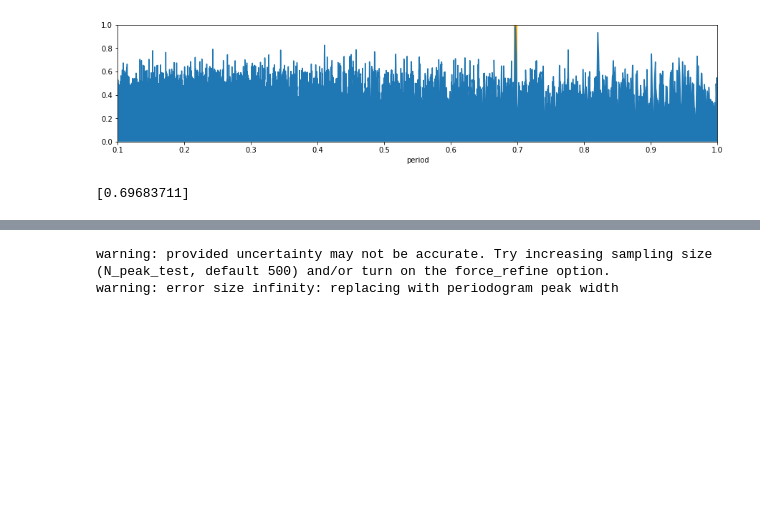
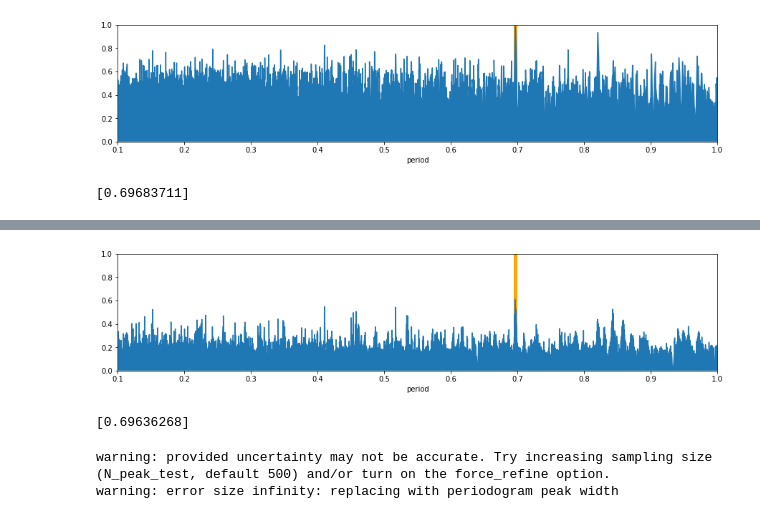
Before and after one commit to SterlingYM/astroPIPS, a Jupyter notebook: test.ipynb, the cells around one changed output, grey strips where cells are left out. Drawn from its saved outputs; the diff is of its cells as text; code cells hidden in the pictures; blank space fills up the shorter version.

Commit message:
add Gaussian to linalg

```diff
--- a/test.ipynb
+++ b/test.ipynb
@@ -26,3 +36,13 @@ print(periods[power==power.max()])
+# %%
+# periodogram test w/ Gaussian
+periods,power = star.periodogram(p_min=0.1,p_max=1,method='fast',model='Gaussian',Nterms=1)
+
+# plot
+plt.figure(figsize=(15,3));plt.plot(periods,power);plt.fill_between(periods,0,power);plt.xlabel('period');plt.xlim(periods.min(),periods.max());plt.ylim(0,1);plt.axvline(periods[power==power.max()],c='orange',lw=5,zorder=0);plt.show()
+print(periods[power==power.max()])
+# %% [output]
+[figure, added]
+[0.69636268]
 # %%
 # period detection test
 star.get_period(multiprocessing=False)
```
Also changed, not shown: parts of 1 cell of this notebook, 3 other files.
